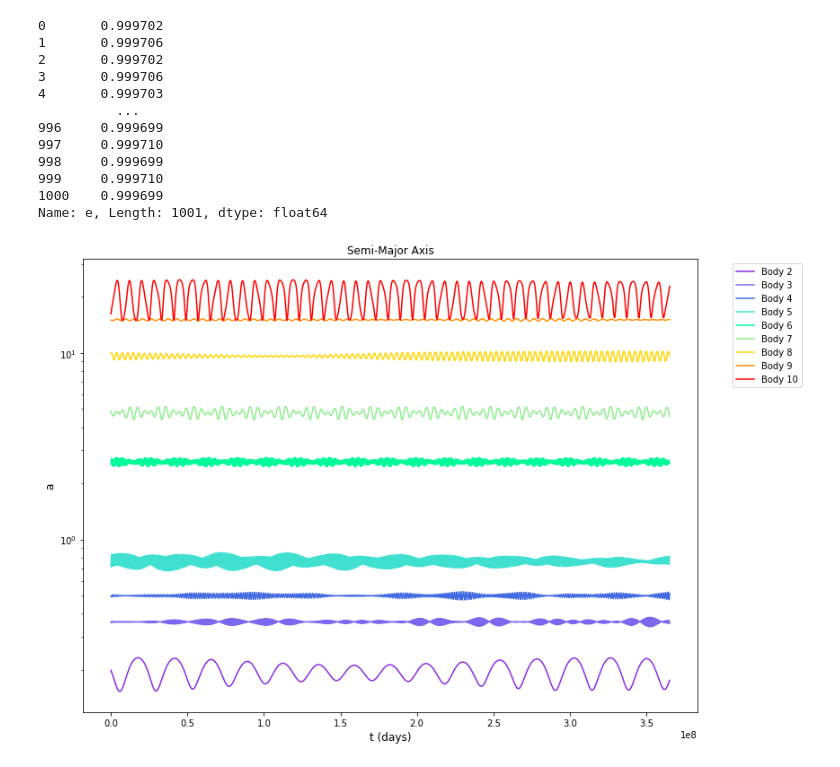
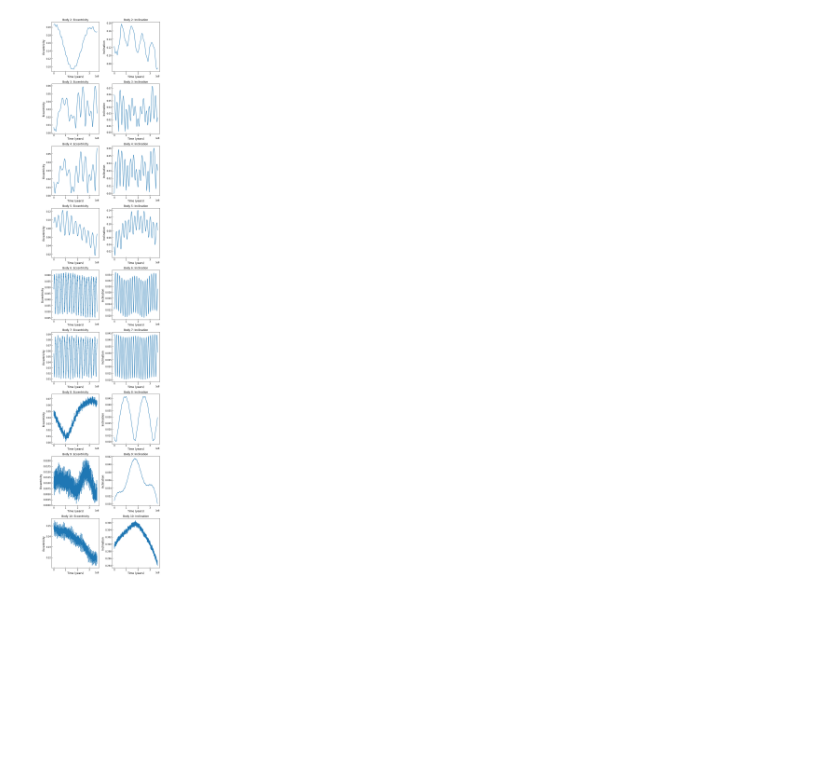
Before and after one commit to Num-Modeling-Planetary-Dynamics/module3-carlislewishard, a Jupyter notebook: notebooks/Module3_Problem2.ipynb, the cells around one changed output. Saved outputs shown, nothing was run; the diff lists cells and outputs as text; code cells hidden in the pictures; blank space fills up the shorter version.

```diff
--- a/notebooks/Module3_Problem2.ipynb
+++ b/notebooks/Module3_Problem2.ipynb
@@ -121,38 +16,19 @@ plt.tight_layout()
-# %%
-fig, ax = plt.subplots(nrows=1, ncols=1, figsize=(12,8))
-
-rp3 = df.loc[df['id'] == 3]['a'] * (1 - df.loc[df['id'] == 3]['e'])
-ra3 = df.loc[df['id'] == 3]['a'] * (1 + df.loc[df['id'] == 3]['e'])
-
-plt.semilogy(df.loc[df['id'] == 2][' t'], df.loc[df['id'] == 2]['a'], c='blueviolet', label='Body 2')
-plt.semilogy(df.loc[df['id'] == 3][' t'], df.loc[df['id'] == 3]['a'], c='mediumslateblue', label='Body 3')
-plt.semilogy(df.loc[df['id'] == 4][' t'], df.loc[df['id'] == 4]['a'], c='royalblue', label='Body 4')
-plt.semilogy(df.loc[df['id'] == 5][' t'], df.loc[df['id'] == 5]['a'], c='turquoise', label='Body 5')
-plt.semilogy(df.loc[df['id'] == 6][' t'], df.loc[df['id'] == 6]['a'], c='mediumspringgreen', label='Body 6')
-plt.semilogy(df.loc[df['id'] == 7][' t'], df.loc[df['id'] == 7]['a'], c='lightgreen', label='Body 7')
-plt.semilogy(df.loc[df['id'] == 8][' t'], df.loc[df['id'] == 8]['a'], c='gold', label='Body 8')
-plt.semilogy(df.loc[df['id'] == 9][' t'], df.loc[df['id'] == 9]['a'], c='darkorange', label='Body 9')
-plt.semilogy(df.loc[df['id'] == 10][' t'], df.loc[df['id'] == 10]['a'], c='red', label='Body 10')
-
-#plt.fill_between(df.loc[df['id'] == 2][' t'], ra3, 10)
-
-
-plt.xlabel('t (days)', fontsize=12)
-plt.ylabel('a', fontsize=12)
-plt.title('Semi-Major Axis', fontsize=12)
-plt.legend(bbox_to_anchor=(1.05, 1), loc='upper left')
-plt.tight_layout()
-# %% [output]
-0       0.999702
-1       0.999706
-2       0.999702
-3       0.999706
-4       0.999703
-          ...
-996     0.999699
-997     0.999710
-998     0.999699
-999     0.999710
-1000    0.999699
-Name: e, Length: 1001, dtype: float64
-[figure, removed]
+# %%
+fig, ax = plt.subplots(nrows=9, ncols=2, figsize=(8,36))
+
+for i in range(2,11):
+    ax[i-2,0].plot(df.loc[df['id'] == i][' t'], df.loc[df['id'] == i]['e'])
+    ax[i-2,0].set_xlabel('Time (years)', fontsize=12)
+    ax[i-2,0].set_ylabel('Eccentricity', fontsize=12)
+    ax[i-2,0].set_title(f'Body {i}: Eccentricity', fontsize=12)
+    ax[i-2,0].tick_params(axis='both',direction='in')
+
+    ax[i-2,1].plot(df.loc[df['id'] == i][' t'], df.loc[df['id'] == i]['inc'])
+    ax[i-2,1].set_xlabel('Time (years)', fontsize=12)
+    ax[i-2,1].set_ylabel('Inclination', fontsize=12)
+    ax[i-2,1].set_title(f'Body {i}: Inclination', fontsize=12)
+    ax[i-2,1].tick_params(axis='both',direction='in')
+
+plt.tight_layout()
+# %% [output]
+[figure, added]
```
Also changed, not shown: parts of 2 cells of this notebook, 14 other files.
